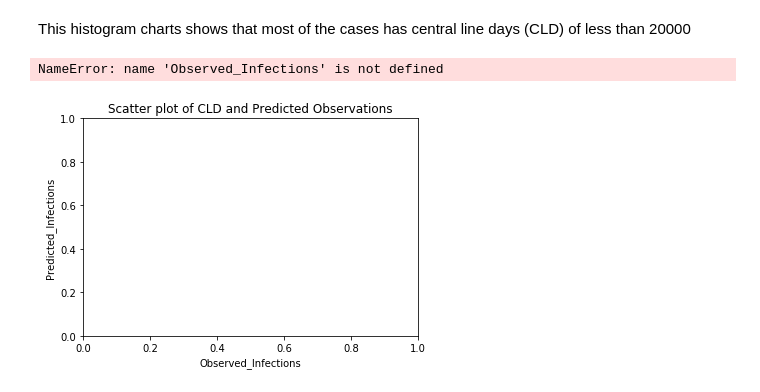
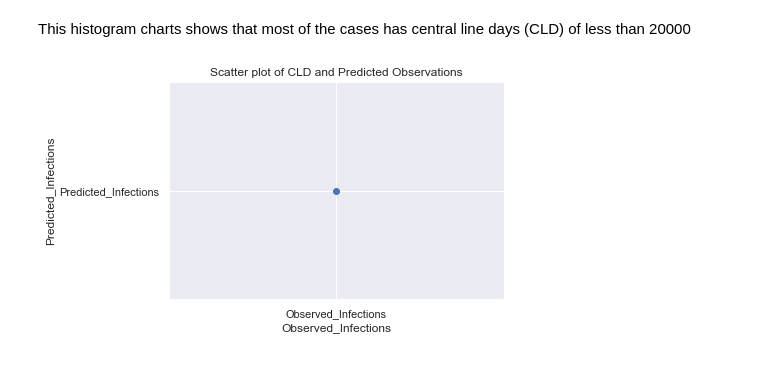
Before and after one commit to borodark/wsu, a Jupyter notebook: platforms/AliMilhem.ipynb, the cells around one changed output. Drawn from its saved outputs; the diff is of its cells as text; code cells hidden in the pictures.

```diff
--- a/platforms/AliMilhem.ipynb
+++ b/platforms/AliMilhem.ipynb
@@ -146,9 +181,8 @@ This histogram charts shows that most of the cases has central line days (CLD) o
 # %%
 plt.title('Scatter plot of CLD and Predicted Observations')
 plt.xlabel("Observed_Infections")
 plt.ylabel("Predicted_Infections")
-plt.scatter(Observed_Infections, Predicted_Infections)
+plt.scatter("Observed_Infections", "Predicted_Infections")
 plt.show()
 # %% [output]
-NameError: name 'Observed_Infections' is not defined
-[figure, old version]
+[figure, new version]
```
Also changed, not shown: parts of 14 cells of this notebook, 1 other file.
